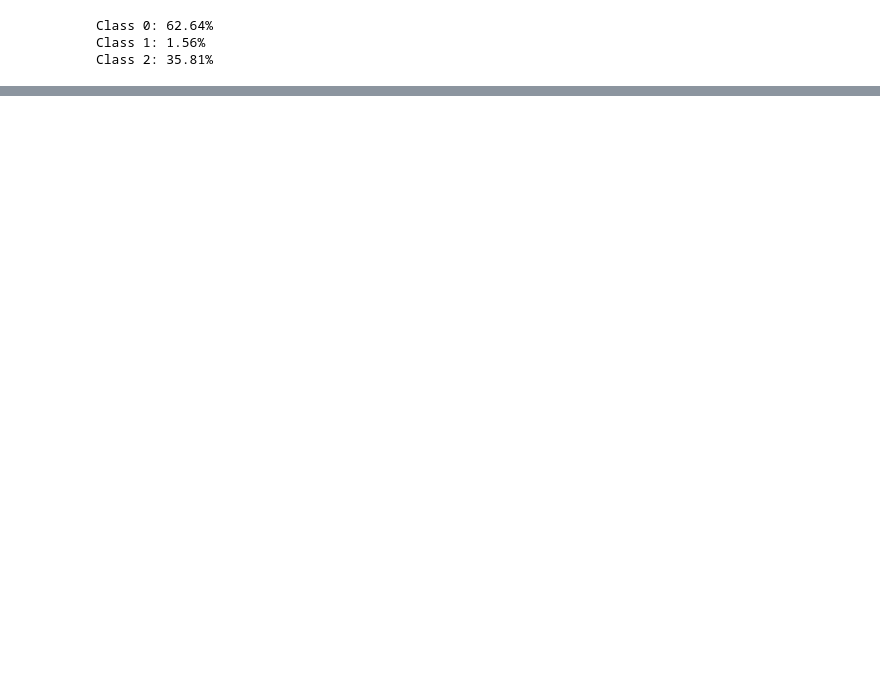
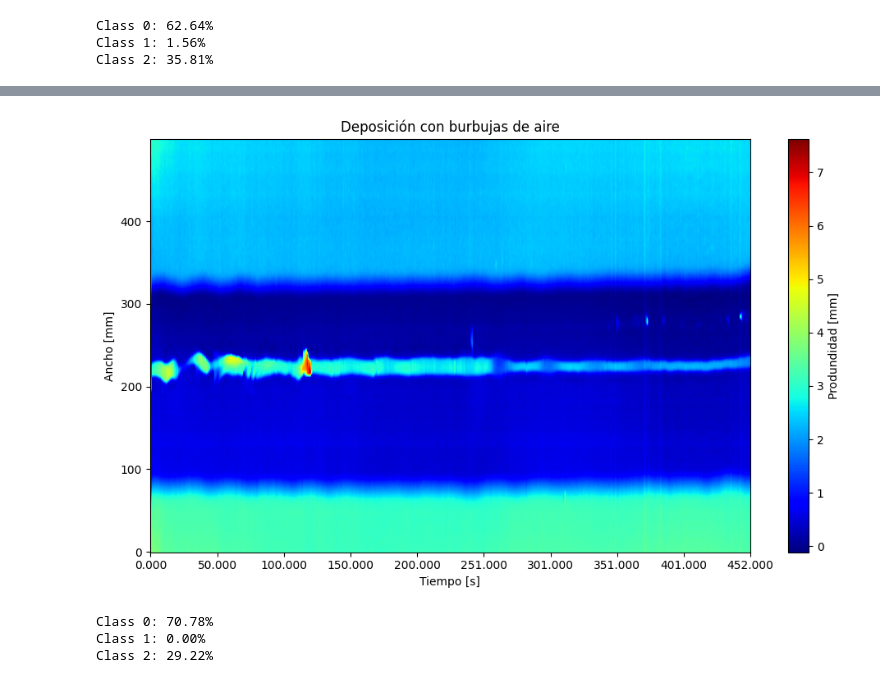
Before and after one commit to alfredorguez/CCODA, a Jupyter notebook: docs/etiquetadoDatos.ipynb, the cells around one changed output, grey strips where cells are left out. Cells and saved outputs as stored; diff of their text form; code cells hidden in the pictures; blank space fills up the shorter version.

```diff
--- a/docs/etiquetadoDatos.ipynb
+++ b/docs/etiquetadoDatos.ipynb
@@ -190,0 +216,5 @@ Class 2: 35.81%
+# %%
+XX, UU = obtenerExperimento(X,U,sizeExp,0)
+visualizarPerfiles(XX, title="Deposición con burbujas de aire", colormap='jet', tm = 1)
+# %% [output]
+[figure, added]
@@ -190,0 +352,14 @@ Class 2: 35.81%
+# %%
+# Count the occurrences of each class label
+class_counts = np.bincount(Y.flatten().astype(int))
+
+# Calculate the percentage of labels for each class
+class_percentages = class_counts / len(Y) * 100
+
+# Print the results
+for i, percentage in enumerate(class_percentages):
+    print(f"Class {i}: {percentage:.2f}%")
+# %% [output]
+Class 0: 70.78%
+Class 1: 0.00%
+Class 2: 29.22%
```
Also changed, not shown: parts of 5 cells of this notebook, 11 other files.
